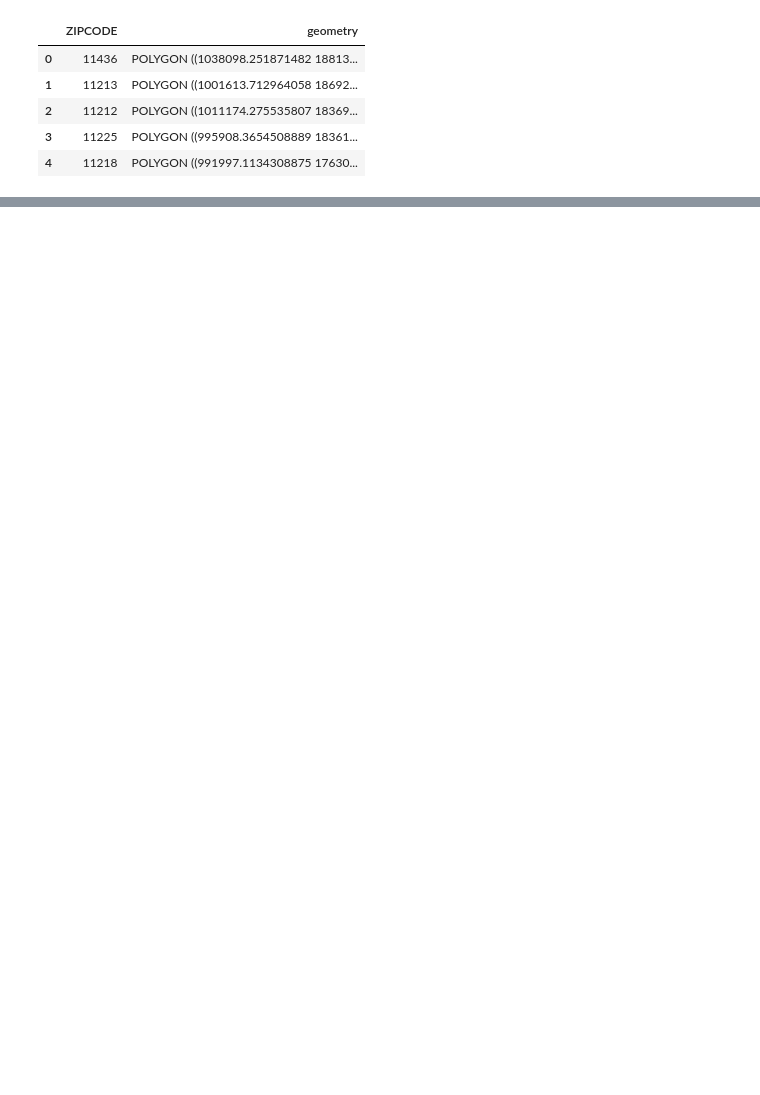
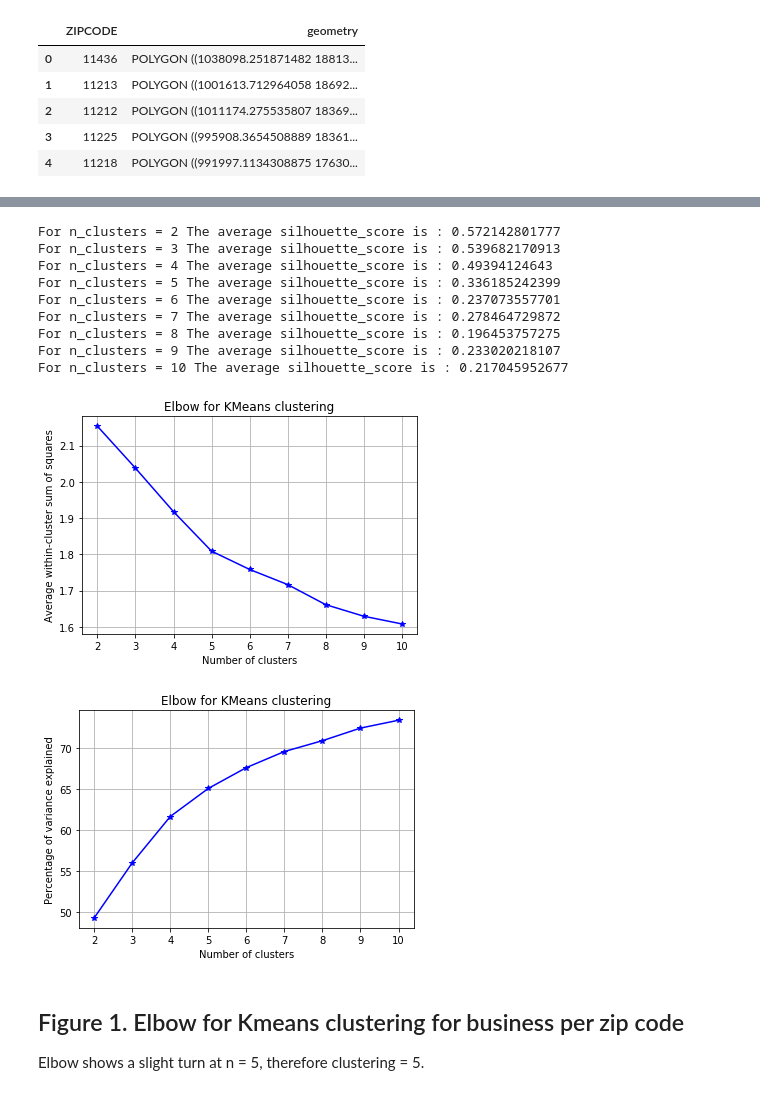
Before and after one commit to jazzzchan/PUI2017_yc3300, a Jupyter notebook: HW11_yc3300/HW11_Assignment1.ipynb, the cells around one changed output, grey strips where cells are left out. Saved outputs shown, nothing was run; the diff lists cells and outputs as text; code cells hidden in the pictures; blank space fills up the shorter version.

```diff
--- a/HW11_yc3300/HW11_Assignment1.ipynb
+++ b/HW11_yc3300/HW11_Assignment1.ipynb
@@ -187,0 +144,3 @@ df = df[['est', '']]
+# %%
+df = ts_df.merge(zipshp, right_on = 'ZIPCODE', left_index = True)
+df.head()
@@ -187,0 +159,5 @@ df = df[['est', '']]
+# %%
+df.drop('geometry', axis=1, inplace=True)
+# %%
+df.set_index('ZIPCODE', inplace = True)
+df.head
@@ -187,0 +186,3 @@ df = df[['est', '']]
+# %%
+std_df = ((df.T - df.mean(axis=1)) / df.std(axis=1)).T
+std_df.shape
@@ -187,0 +261,28 @@ df = df[['est', '']]
+# %%
+# CODE FROM ADS LAB
+
+range_n_clusters = range(2,11)
+for n_clusters in range_n_clusters:
+
+    clusterer = KMeans(n_clusters=n_clusters)
+    cluster_labels = clusterer.fit_predict(std_df)
+    silhouette_avg = silhouette_score(std_df, cluster_labels)
+    print("For n_clusters =", n_clusters,
+          "The average silhouette_score is :", silhouette_avg)
+    sample_silhouette_values = silhouette_samples(std_df, cluster_labels)
+elbow(std_df,range_n_clusters)
+# %% [output]
+For n_clusters = 2 The average silhouette_score is : 0.572142801777
+For n_clusters = 3 The average silhouette_score is : 0.539682170913
+For n_clusters = 4 The average silhouette_score is : 0.49394124643
+For n_clusters = 5 The average silhouette_score is : 0.336185242399
+For n_clusters = 6 The average silhouette_score is : 0.237073557701
+For n_clusters = 7 The average silhouette_score is : 0.278464729872
+For n_clusters = 8 The average silhouette_score is : 0.196453757275
+For n_clusters = 9 The average silhouette_score is : 0.233020218107
+For n_clusters = 10 The average silhouette_score is : 0.217045952677
+[figure, added]
+[figure, added]
+# %% [markdown]
+## Figure 1. Elbow for Kmeans clustering for business per zip code
+Elbow shows a slight turn at n = 5, therefore clustering = 5.
```
Also changed, not shown: parts of 37 cells of this notebook.
